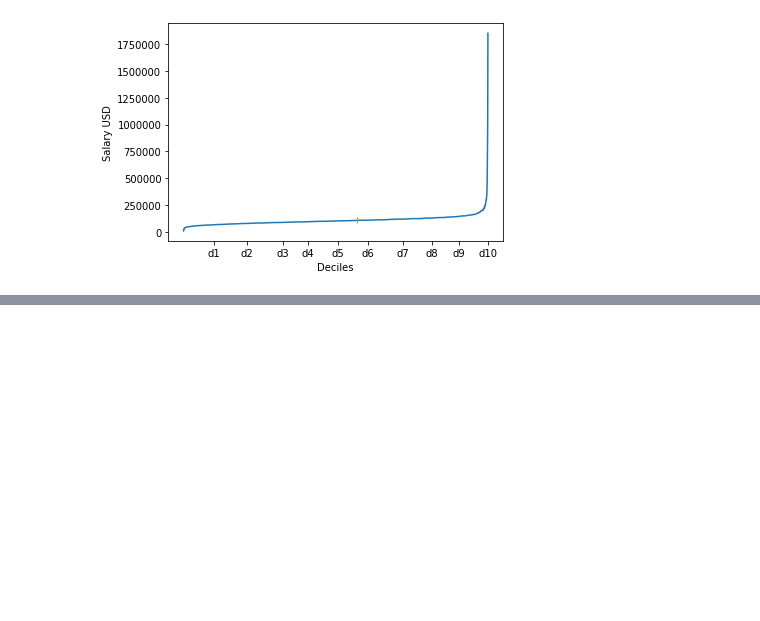
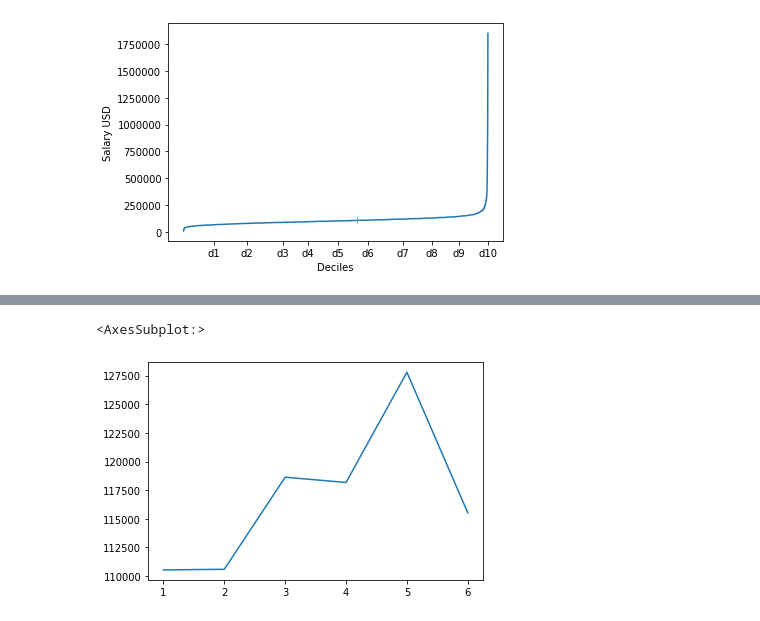
Before and after one commit to MistSF/American-Dream, a Jupyter notebook: notebook/career_visualisation.ipynb, the cells around one changed output, grey strips where cells are left out. Cells and saved outputs as stored; diff of their text form; code cells hidden in the pictures; blank space fills up the shorter version.

```diff
--- a/notebook/career_visualisation.ipynb
+++ b/notebook/career_visualisation.ipynb
@@ -48,0 +59,17 @@ salaryJobPlot.figure.set_size_inches(30,5)
+# %%
+# Salary by nb of companies
+slrbynbcomp = data[["SalaryUSD", "HowManyCompanies"]]
+groupSC = slrbynbcomp.groupby("HowManyCompanies")
+
+compMean = {}
+for x in groupSC :
+    if x[0] > 0 :
+        compMean[x[0]] = x[1].SalaryUSD.mean()
+
+keys = list(compMean.keys())
+values = list(compMean.values())
+
+sns.lineplot(data=compMean)
+# %% [output]
+<AxesSubplot:>
+[figure, added]
```
Also changed, not shown: parts of 5 cells of this notebook.
